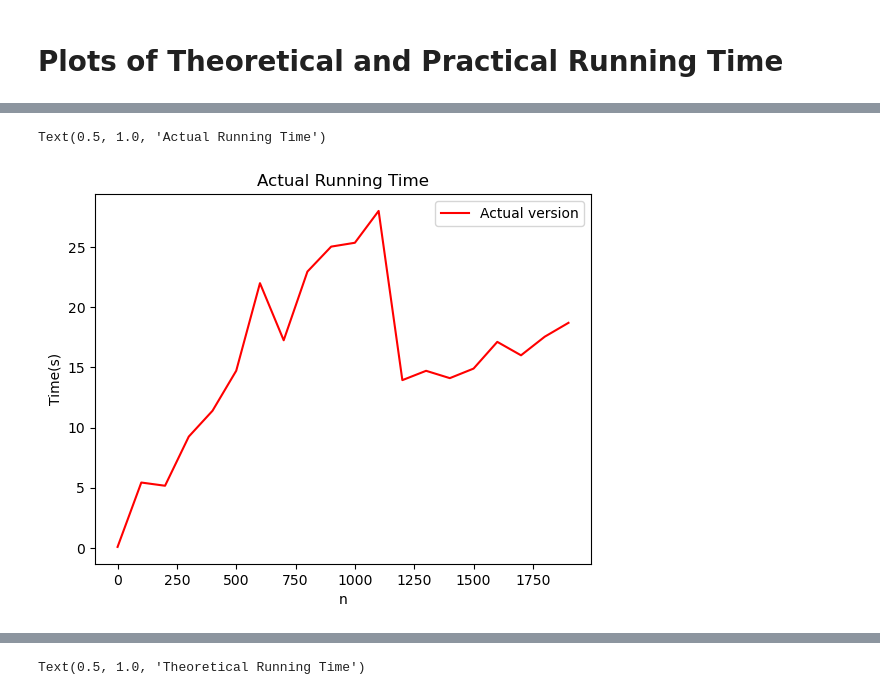
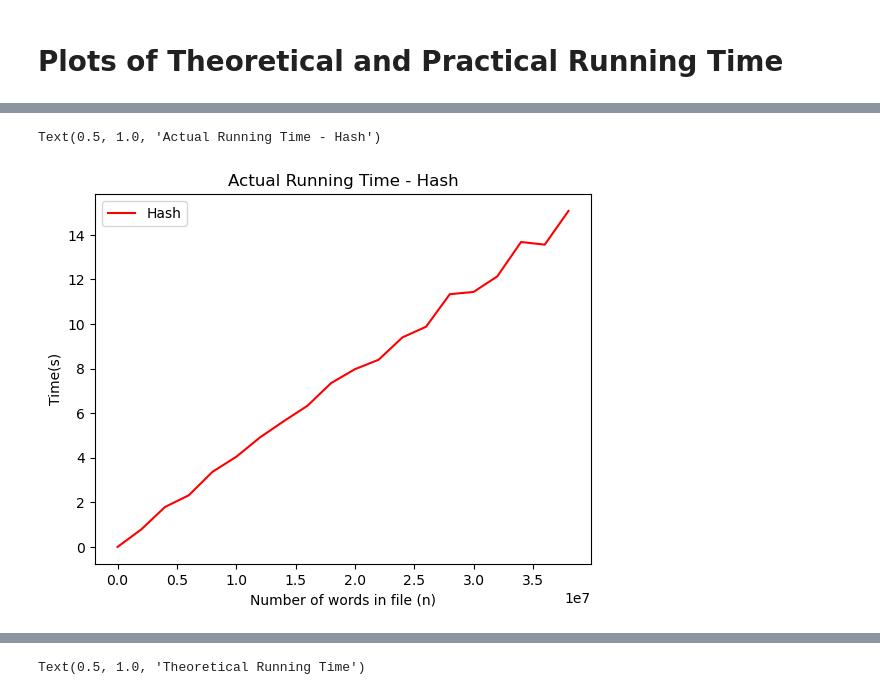
Before and after one commit to SecondFeline/COSC320-Project, a Jupyter notebook: COSC320-dataset/milestone3-plots.ipynb, the cells around one changed output, grey strips where cells are left out. Drawn from its saved outputs; the diff is of its cells as text; code cells hidden in the pictures.

```diff
--- a/COSC320-dataset/milestone3-plots.ipynb
+++ b/COSC320-dataset/milestone3-plots.ipynb
@@ -201,20 +222,12 @@ AttributeError: 'dict' object has no attribute 'longest_prefix'
 # %%
-## practical plot
-'''
-theoretical_running_times = pd.DataFrame.from_dict(seconds_of_running_time)
-sns.lineplot(data=theoretical_running_times, x = 'n', y = 'Running Time').set(title = "Practical Running Time of Implementation 1", ylabel = "Running Time (s)")
+# practical plot for hash
 
-n = theoretical
-linear_data =
-sns.lineplot(data=linear_data, x = 'n', y = 'Running Time')
-'''
+plt.plot(nValuesHash, tValuesHash, color='red', label="Hash")
 
-plt.plot(nValues, tValues, color='red', label="Actual version")
-
-plt.xlabel("n")
+plt.xlabel("Number of words in file (n)")
 plt.ylabel("Time(s)")
 plt.legend()
-plt.title("Actual Running Time")
+plt.title("Actual Running Time - Hash")
 # %% [output]
-Text(0.5, 1.0, 'Actual Running Time')
+Text(0.5, 1.0, 'Actual Running Time - Hash')
-[figure, old version]
+[figure, new version]
```
Also changed, not shown: parts of 6 cells of this notebook.
